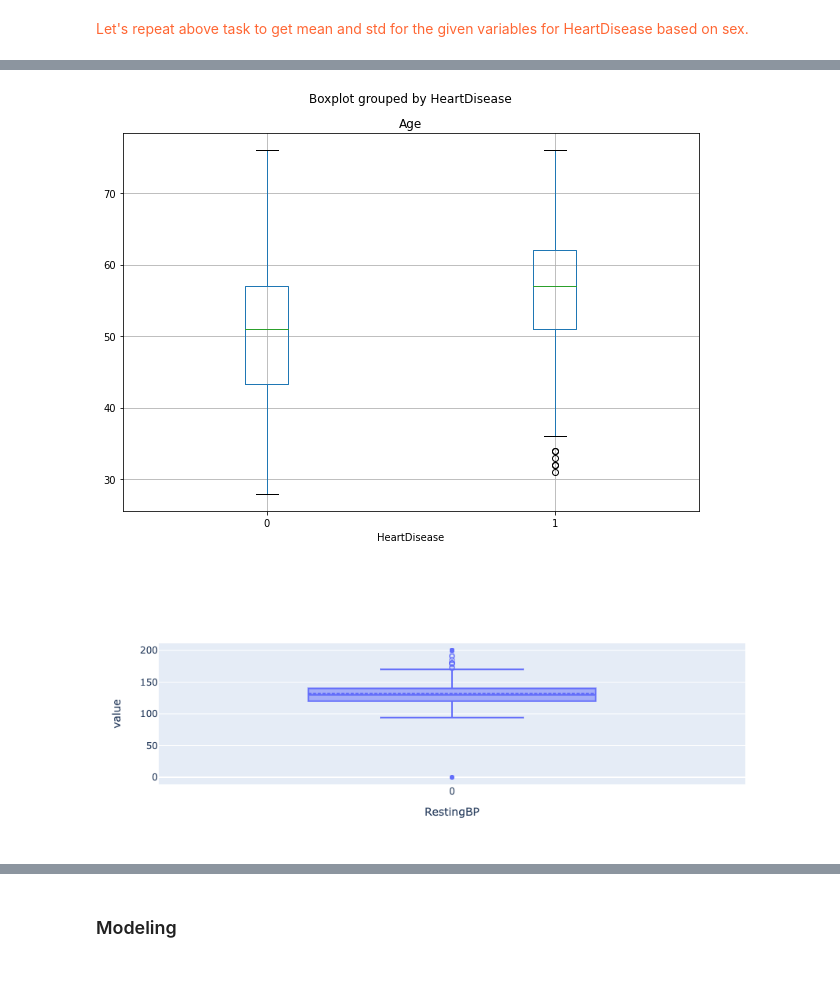
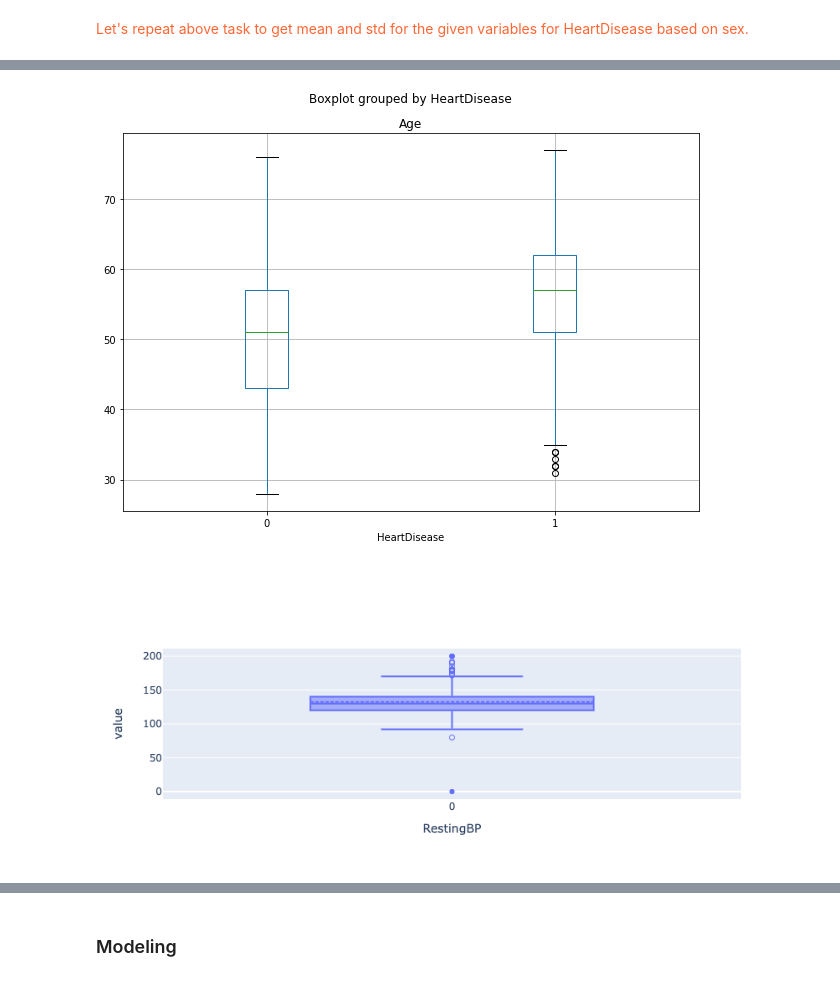
Before and after one commit to akoncsugit/HeartFailure, a Jupyter notebook: FinalProject.ipynb, the cells around one changed output, grey strips where cells are left out. Saved outputs shown, nothing was run; the diff lists cells and outputs as text; code cells hidden in the pictures.

```diff
--- a/FinalProject.ipynb
+++ b/FinalProject.ipynb
@@ -256,10 +241,10 @@ psdf_train['Age'].plot.box()
 # %%
-pd_train.boxplot(column = ['Age'], by = 'HeartDisease')
+pd_heart.boxplot(column = ['Age'], by = 'HeartDisease')
 plt.show()
 # %% [output]
-[figure, old version]
+[figure, new version]
 # %%
-psdf_train['RestingBP'].plot.box()
+psdf_heart['RestingBP'].plot.box()
 # %% [output]
-[figure, old version]
+[figure, new version]
 # %%
```
Also changed, not shown: parts of 45 cells of this notebook, 1 other file.
